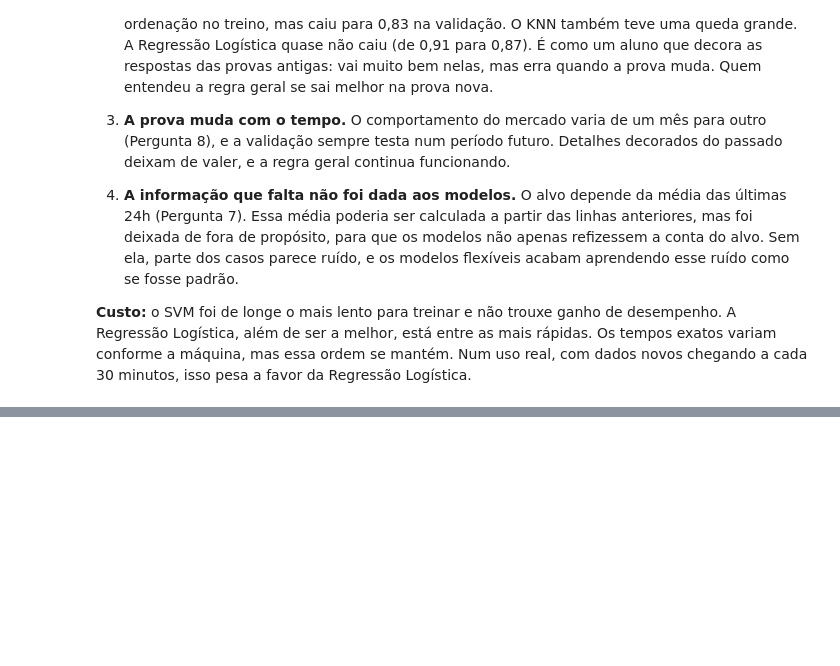
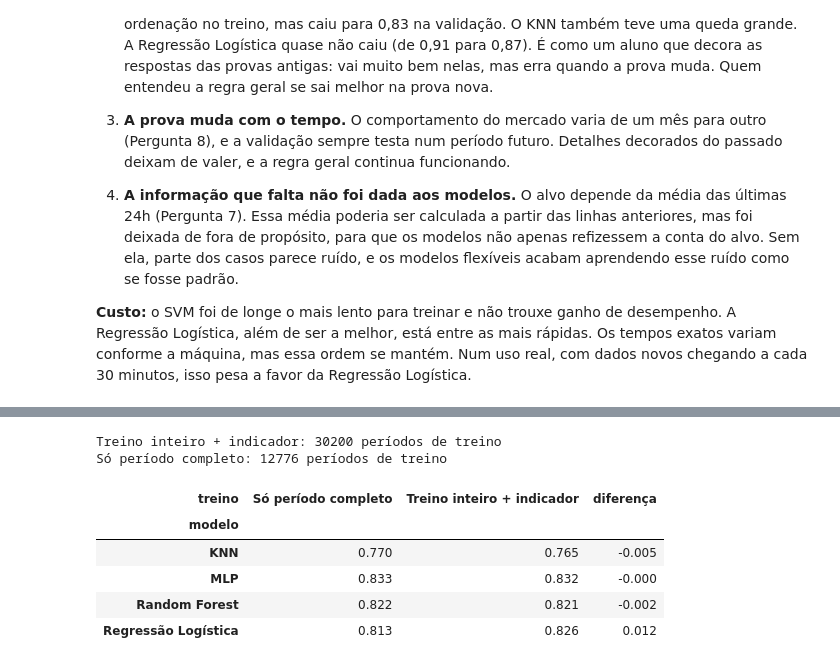
Before and after one commit to eshernandes/aprendizado-maquina-electricity, a Jupyter notebook: notebooks/electricity.ipynb, the cells around one changed output, grey strips where cells are left out. Drawn from its saved outputs; the diff is of its cells as text; code cells hidden in the pictures; blank space fills up the shorter version.

```diff
--- a/notebooks/electricity.ipynb
+++ b/notebooks/electricity.ipynb
@@ -788,0 +798,41 @@ df_comparacao.round(3)
+# %%
+from sklearn.base import clone
+from sklearn.metrics import f1_score, average_precision_score, precision_score, recall_score
+
+indices_treino, indices_validacao = list(cv.split(X_train))[-1]
+X_parte_treino, y_parte_treino = X_train.iloc[indices_treino], y_train.iloc[indices_treino]
+X_validacao, y_validacao = X_train.iloc[indices_validacao], y_train.iloc[indices_validacao]
+
+periodo_real = X_parte_treino["vic_sem_dado"] == 0
+opcoes_treino = {
+    "Treino inteiro + indicador": (X_parte_treino, y_parte_treino),
+    "Só período completo": (X_parte_treino[periodo_real], y_parte_treino[periodo_real]),
+}
+
+for opcao, (X_opcao, y_opcao) in opcoes_treino.items():
+    print(f"{opcao}: {len(X_opcao)} períodos de treino")
+
+resultados_experimento = []
+
+for nome in ["Regressão Logística", "MLP", "KNN", "Random Forest"]:
+    for opcao, (X_opcao, y_opcao) in opcoes_treino.items():
+        modelo = clone(modelos[nome]).fit(X_opcao, y_opcao)
+        nota_down = modelo.predict_proba(X_validacao)[:, 1]
+        resultados_experimento.append({
+            "modelo": nome,
+            "treino": opcao,
+            "pr_auc": average_precision_score(y_validacao, nota_down),
+        })
+
+df_experimento = pd.DataFrame(resultados_experimento).pivot(index="modelo", columns="treino", values="pr_auc")
+df_experimento["diferença"] = df_experimento["Treino inteiro + indicador"] - df_experimento["Só período completo"]
+df_experimento.round(3)
+# %% [output]
+Treino inteiro + indicador: 30200 períodos de treino
+Só período completo: 12776 períodos de treino
+| treino | Só período completo | Treino inteiro + indicador | diferença |
+| modelo |  |  |  |
+| KNN | 0.770 | 0.765 | -0.005 |
+| MLP | 0.833 | 0.832 | -0.000 |
+| Random Forest | 0.822 | 0.821 | -0.002 |
+| Regressão Logística | 0.813 | 0.826 | 0.012 |
```
Also changed, not shown: parts of 9 cells of this notebook.
